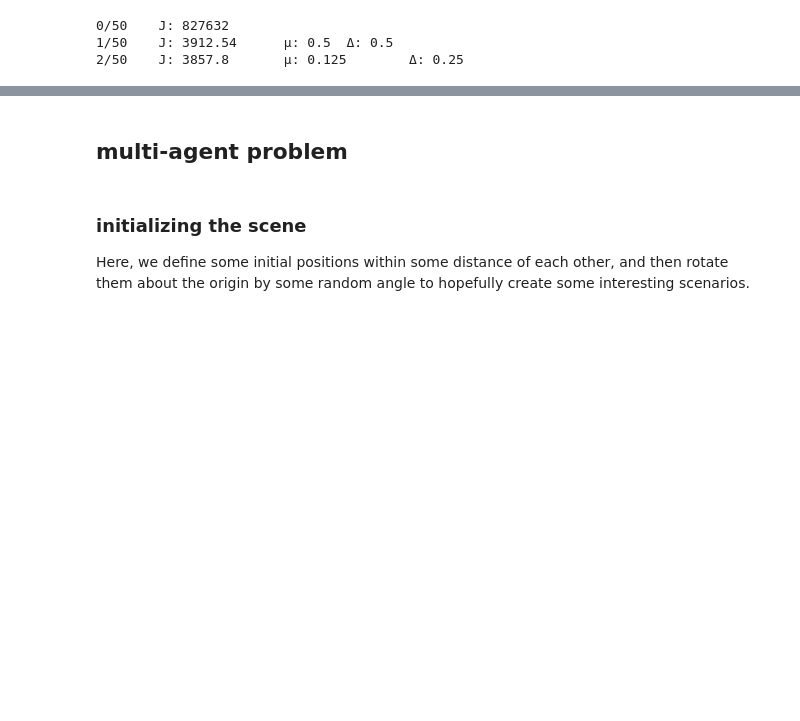
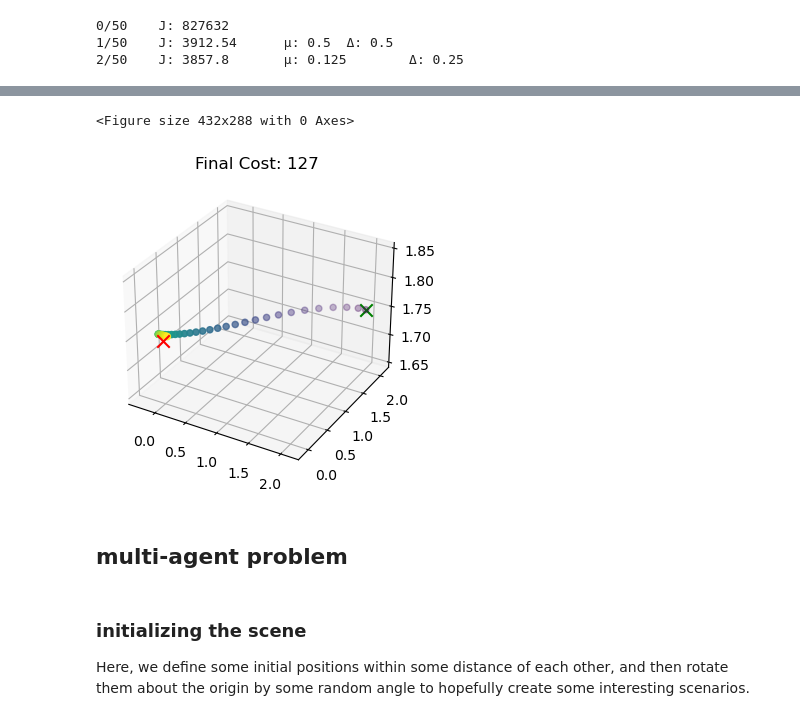
Before and after one commit to labicon/dp-ilqr, a Jupyter notebook: run/main.ipynb, the cells around one changed output, grey strips where cells are left out. Cells and saved outputs as stored; diff of their text form; code cells hidden in the pictures; blank space fills up the shorter version.

```diff
--- a/run/main.ipynb
+++ b/run/main.ipynb
@@ -192,0 +177,23 @@ plt.draw()
+# %%
+dt = 0.1
+N = 40
+n_d = 3
+
+x = np.array([2, 2, 1.75 , 0, 0, 0], dtype=float)
+x_goal = np.zeros((6, 1), dtype=float).T
+x_goal[:,2] = 1.75
+dynamics = dec.HumanDynamics6D(dt)
+
+
+Q = np.diag([1., 1., 1., 1., 1., 1.])
+Qf = 100 * np.eye(Q.shape[0])
+R = np.eye(3)
+cost = dec.ReferenceCost(x_goal, Q, R, Qf)
+
+prob = dec.ilqrProblem(dynamics, cost)
+ilqr = dec.ilqrSolver(prob, N)
+
+# with warnings.catch_warnings():
+    # warnings.filterwarnings("error")
+X, U, J = ilqr.solve(x)
+plt.clf()
@@ -193,3 +210,11 @@ plt.draw()
+# %%
+plt.clf()
+plt.figure(dpi=100)
+plot_solve(X, J, x_goal, n_d=n_d)
+plt.draw()
+# %% [output]
+<Figure size 432x288 with 0 Axes>
+[figure, added]
 # %% [markdown]
 ## multi-agent problem
 # %% [markdown]
```
Also changed, not shown: parts of 53 cells of this notebook, 3 other files.
